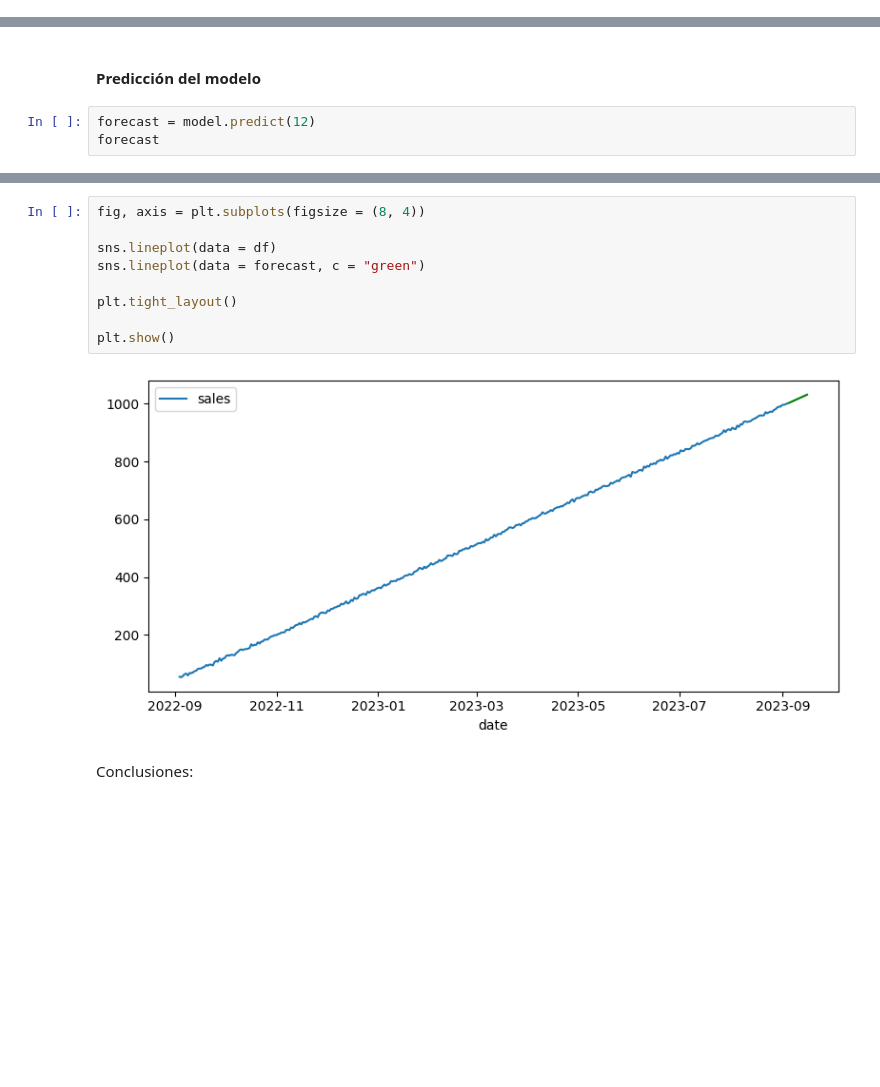
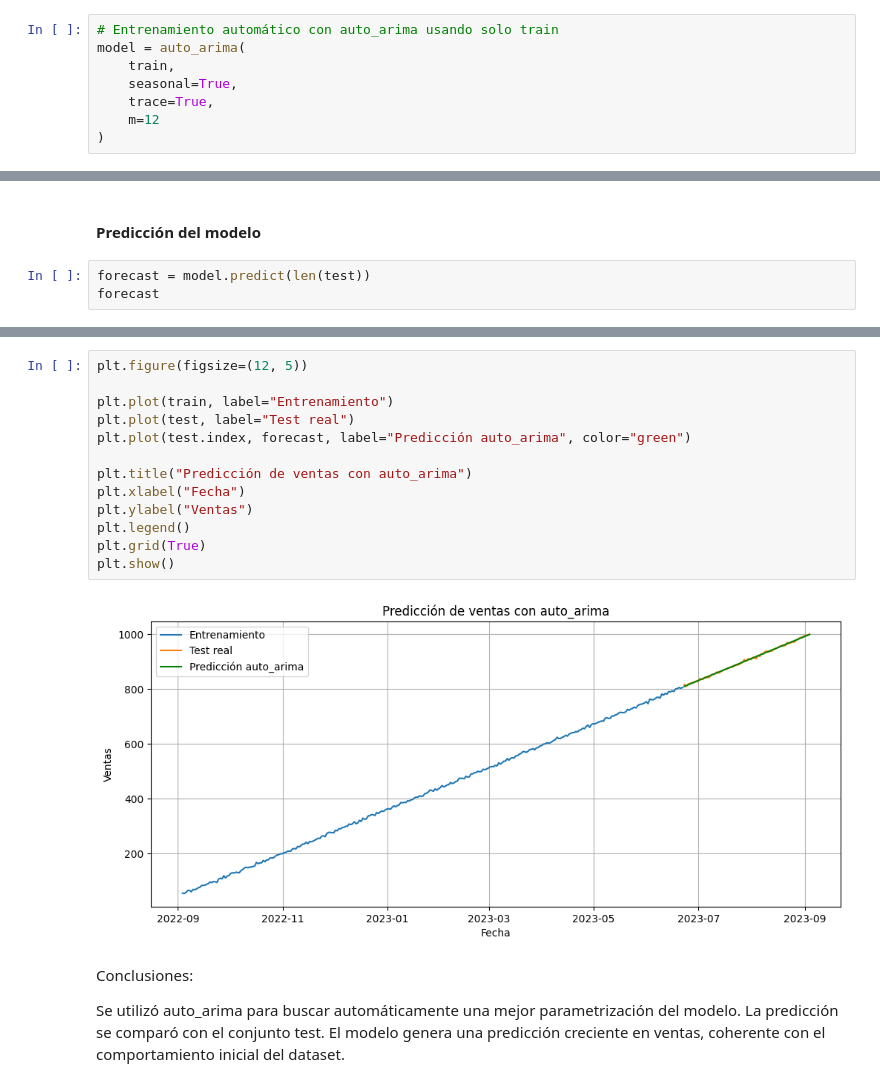
Before and after one commit to 4GeeksAcademy/machine-learning-python-series_temporales_melissahm, a Jupyter notebook: src/explore.ipynb, the cells around one changed output, grey strips where cells are left out. Drawn from its saved outputs; the diff is of its cells as text; blank space fills up the shorter version.

```diff
--- a/src/explore.ipynb
+++ b/src/explore.ipynb
@@ -243,0 +238,8 @@ Total fit time: 17.795 seconds
+# %%
+# Entrenamiento automático con auto_arima usando solo train
+model = auto_arima(
+    train,
+    seasonal=True,
+    trace=True,
+    m=12
+)
@@ -244,6 +264,6 @@ Total fit time: 17.795 seconds
 # %% [markdown]
 #### Predicción del modelo
 # %%
-forecast = model.predict(12)
+forecast = model.predict(len(test))
 forecast
 # %% [output]
@@ -263,13 +282,20 @@ Freq: D, dtype: float64
-# %%
-fig, axis = plt.subplots(figsize = (8, 4))
-
-sns.lineplot(data = df)
-sns.lineplot(data = forecast, c = "green")
-
-plt.tight_layout()
-
-plt.show()
-# %% [output]
-[figure, removed]
-# %% [markdown]
-Conclusiones:
+# %%
+plt.figure(figsize=(12, 5))
+
+plt.plot(train, label="Entrenamiento")
+plt.plot(test, label="Test real")
+plt.plot(test.index, forecast, label="Predicción auto_arima", color="green")
+
+plt.title("Predicción de ventas con auto_arima")
+plt.xlabel("Fecha")
+plt.ylabel("Ventas")
+plt.legend()
+plt.grid(True)
+plt.show()
+# %% [output]
+[figure, added]
+# %% [markdown]
+Conclusiones:
+
+Se utilizó auto_arima para buscar automáticamente una mejor parametrización del modelo. La predicción se comparó con el conjunto test.
+El modelo genera una predicción creciente en ventas, coherente con el comportamiento inicial del dataset.
```
Also changed, not shown: parts of 10 cells of this notebook.
